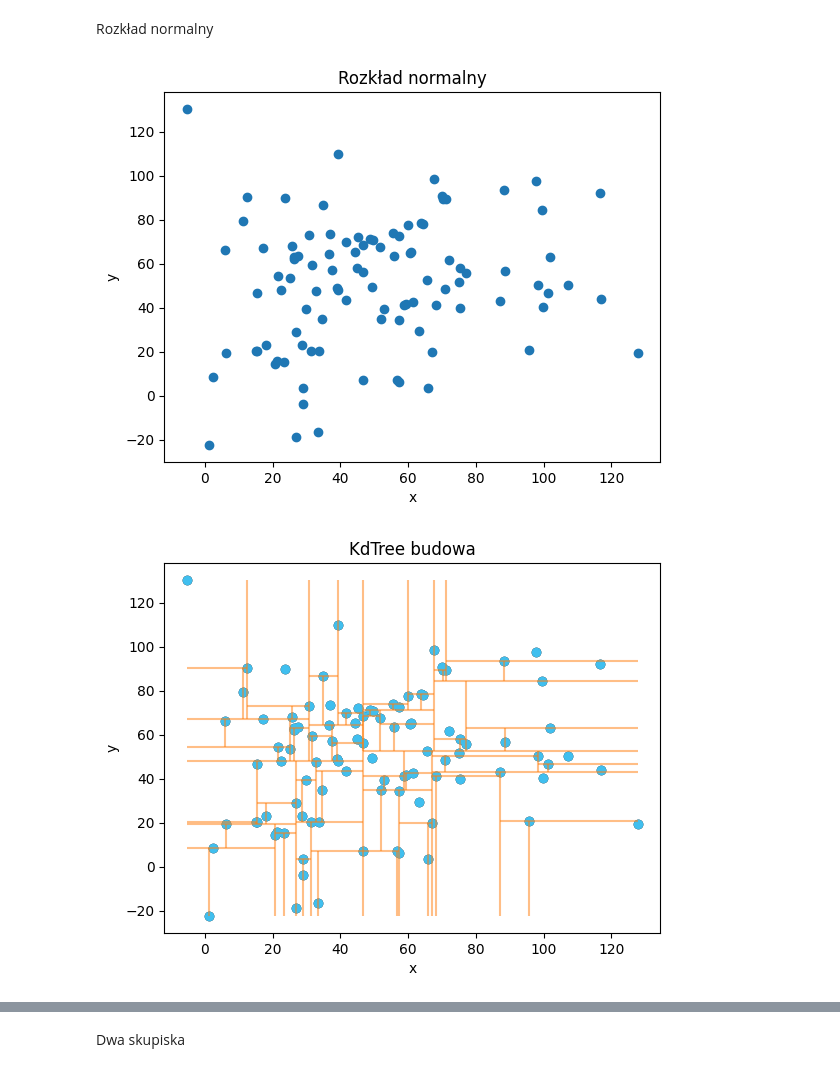
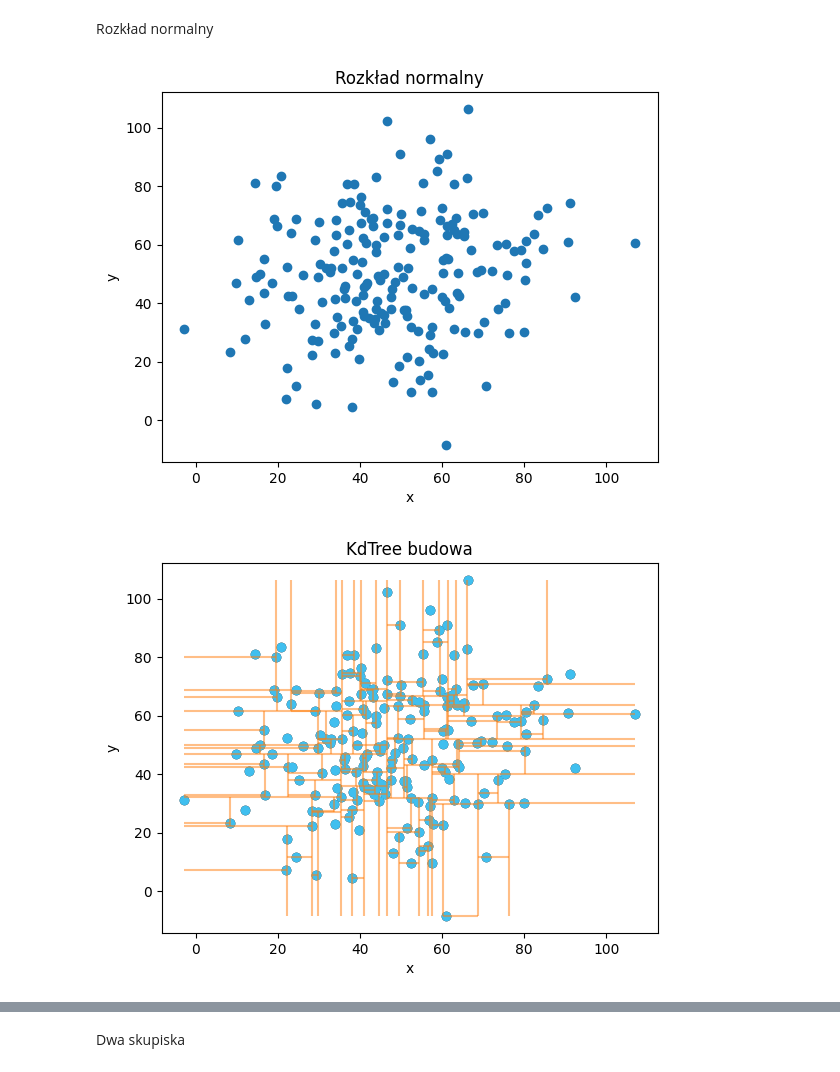
Before and after one commit to FloudMe77/QuadTree_and_KdTree, a Jupyter notebook: code/main.ipynb, the cells around one changed output, grey strips where cells are left out. Cells and saved outputs as stored; diff of their text form; code cells hidden in the pictures.

```diff
--- a/code/main.ipynb
+++ b/code/main.ipynb
@@ -49,6 +49,7 @@ pd.set_option('display.width', 1000)
 # %% [markdown]
 Funkcje pomocnicze
 # %%
+import copy
 def measure_time(function, *args, **kwargs):
     """Pomocnicza funkcja do mierzenia czasu wykonania."""
     start = time()
@@ -70,6 +71,7 @@ def show_time_table(test_set, rectangle = Rectangle(Point((30,30)), Point((70,70
     build_times = []
     search_times = []
     sizes = []
+    finded = []
 
     for zbior_test in test_set:
         liczba_punktow = len(zbior_test)
@@ -81,9 +83,10 @@ def show_time_table(test_set, rectangle = Rectangle(Point((30,30)), Point((70,70
 
         # Mierzenie czasu dla QuadTree
         Q_tree, build_qt_time = measure_time(quad_tree.build_quadtree, zbior_test)
-        _, search_qt_time = measure_time(Q_tree.search, rectangle, [])
+        cos, search_qt_time = measure_time(Q_tree.search, rectangle, [])
 
         # Dodanie wyników
+        finded.append(len(cos))
         build_times.append([build_kd_time, build_qt_time])
         search_times.append([search_kd_time, search_qt_time])
 
@@ -91,6 +94,7 @@ def show_time_table(test_set, rectangle = Rectangle(Point((30,30)), Point((70,70
     df = pd.DataFrame(
         data={
             "Liczba punktów": sizes,
+            "Liczba znalezionych": finded,
             "KDTree Build [s]": [bt[0] for bt in build_times],
             "QuadTree Build [s]": [bt[1] for bt in build_times],
             "KDTree Search [s]": [st[0] for st in search_times],
@@ -214,7 +218,7 @@ Benchmark
 # %% [markdown]
 3.3 Dwa skupiska z wartościami odstającymi
 # %%
-df33=show_time_table([gt.add_outliners(50, gt.generate_clasters(10000*n,2,0,100,0,100),0,100,0,100) for n in range(1,11)],output_file="c33.csv")
+df33=show_time_table([gt.add_outliners(50, gt.generate_clasters(10000*n,2,0,100,0,100),0,100,0,100) for n in range(1,11)],Rectangle(Point((0,-70)),Point((100,100))),output_file="c33.csv")
 show_graphs(df33, "Dwa skupiska z wartościami odstającymi")
 # %% [output]
 Benchmark
@@ -562,19 +581,19 @@ vis.show()
 # %% [markdown]
 Rozkład normalny
 # %%
-ud = gt.generate_standard_distribution(100,50,50,30,30)
+ud = gt.generate_standard_distribution(200,50,50,20,20)
 vis = Visualizer()
 vis.add_title("Rozkład normalny")
 vis.add_point(ud)
 vis.show()
 # %% [output]
-[figure, old version]
+[figure, new version]
 # %%
 kdtree = kd_tree_visualiser.Visualization()
 vis.clear()
 _=kdtree.give_visualization_of_create(ud,draw_final=True,name="KdTree budowa")
 # %% [output]
-[figure, old version]
+[figure, new version]
 # %%
 vis.clear()
 quadtree = quad_tree_vis.build_quadtree(ud, max_points=3, visualizer=vis)
```
Also changed, not shown: parts of 20 cells of this notebook, 16 other files.
